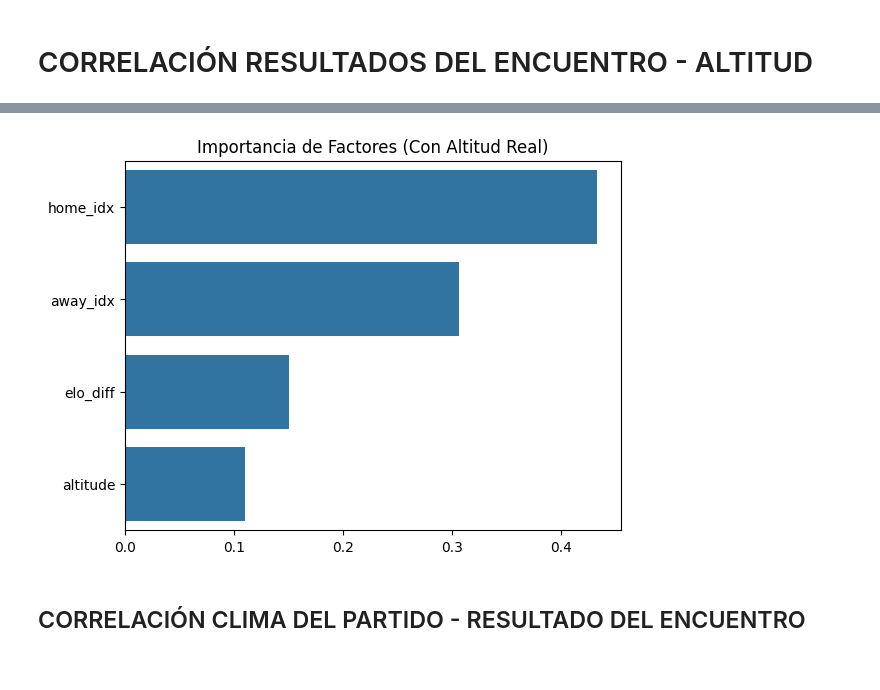
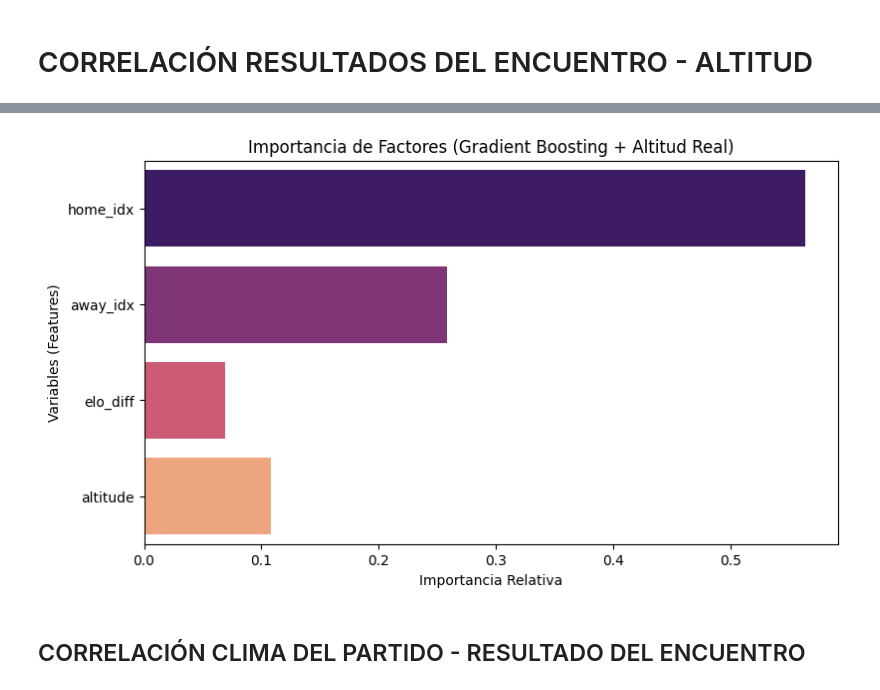
Before and after one commit to Agustin-Casebonne/WorldCup, a Jupyter notebook: MachineLearning/MachineLearningModel.ipynb, the cells around one changed output, grey strips where cells are left out. Drawn from its saved outputs; the diff is of its cells as text; code cells hidden in the pictures.

Commit message:
Finalizado

```diff
--- a/MachineLearning/MachineLearningModel.ipynb
+++ b/MachineLearning/MachineLearningModel.ipynb
@@ -184,91 +293,113 @@ plt.show()
 # %% [markdown]
 # CORRELACIÓN RESULTADOS DEL ENCUENTRO - ALTITUD
 # %%
+import re
+import requests
 import pandas as pd
 import numpy as np
 from pymongo import MongoClient
 from sklearn.model_selection import train_test_split
-from sklearn.ensemble import RandomForestClassifier, RandomForestRegressor
+from sklearn.ensemble import GradientBoostingClassifier
 from sklearn.preprocessing import LabelEncoder
 from sklearn.metrics import accuracy_score
 import seaborn as sns
 import matplotlib.pyplot as plt
-import requests
 from geopy.geocoders import Nominatim
 from geopy.extra.rate_limiter import RateLimiter
 
-# CONEXIÓN
+# 1. CONEXIÓN A MONGO
 client = MongoClient("mongodb://localhost:27017/")
 db = client["worldCup"]
 coll = db["matches"]
 datos = list(coll.find({}, {"_id": 0}))
 df = pd.DataFrame(datos)
 
-# LIMPIEZA
-def limpiar_nombre(nombre):
-    n = str(nombre)
-    return n.split()[-1] if " " in n else n
+# 2. LIMPIEZA (Evita que se rompan los nombres de los equipos)
+def limpiar_equipo_perfecto(nombre):
+    n = str(nombre).strip()
+    n = re.sub(r'^\d{2}:\d{2}\s+', '', n) # Quita horas
+    if "   " in n: n = n.split("   ")[0] # Quita prórrogas/penaltis
+    if "  " in n: n = n.split("  ")[0]
+    if " v " in n: n = n.split(" v ")[0]
+    n = re.sub(r'[^a-zA-Z\sÀ-ÿ\d\']', '', n) # Quita símbolos extraños
+    return n.strip()
 
-df['home_team'] = df['home_team'].apply(limpiar_nombre)
-df['away_team'] = df['away_team'].apply(limpiar_nombre)
-df['winner'] = df['winner'].fillna('Draw').apply(limpiar_nombre)
+df['home_team'] = df['home_team'].apply(limpiar_equipo_perfecto)
+df['away_team'] = df['away_team'].apply(limpiar_equipo_perfecto)
+df['winner_clean'] = df['winner'].fillna('Draw').apply(limpiar_equipo_perfecto)
 
-# ALTITUD AUTOMÁTICA
-geolocator = Nominatim(user_agent="world_cup_predictor")
+# 3. ALTITUD AUTOMÁTICA AUTOMATIZADA y SEGURA
+geolocator = Nominatim(user_agent="world_cup_predictor_v2")
 geocode = RateLimiter(geolocator.geocode, min_delay_seconds=1)
 
-# Sacamos las sedes únicas para no preguntar 2000 veces lo mismo a internet
+# Limpiamos las sedes vacías antes de buscar
+df['venue'] = df['venue'].fillna('Unknown')
 sedes_unicas = df['venue'].unique()
 mapeo_altitudes = {}
 
 print(f"Obteniendo altitudes reales para {len(sedes_unicas)} sedes únicas...")
 
-for sede in sedes_unicas:
+for i, sede in enumerate(sedes_unicas, 1):
+    if sede == 'Unknown':
+        mapeo_altitudes[sede] = 50
+        continue
     try:
         # Paso 1: Buscar coordenadas de la sede
-        location = geolocator.geocode(sede)
+        location = geolocator.geocode(sede, timeout=10)
         if location:
-            # Paso 2: Consultar altitud real por GPS usando Open-Elevation
+            # Paso 2: Consultar API de Open-Elevation
             url = f"https://api.open-elevation.com/api/v1/lookup?locations={location.latitude},{location.longitude}"
-            response = requests.get(url).json()
+            response = requests.get(url, timeout=10).json()
             altitud = response['results'][0]['elevation']
             mapeo_altitudes[sede] = altitud
         else:
-            mapeo_altitudes[sede] = 50 # Valor por defecto si no encuentra la calle/estadio
+            mapeo_altitudes[sede] = 50 # Valor por defecto (nivel del mar aproximado)
     except:
         mapeo_altitudes[sede] = 50
 
-# Aplicamos los datos reales a la columna del DataFrame
+    # Imprime el progreso para que sepas que sigue vivo
+    if i % 5 == 0 or i == len(sedes_unicas):
+        print(f"Procesadas {i}/{len(sedes_unicas)} sedes...")
+
+# Mapeamos las altitudes calculadas al DataFrame principal
 df['altitude'] = df['venue'].map(mapeo_altitudes)
 
-# TRANSFORMACIÓN ---
+# 4. TRANSFORMACIÓN A NÚMEROS
 le_team = LabelEncoder()
 le_winner = LabelEncoder()
-todos_equipos = pd.concat([df['home_team'], df['away_team']]).unique()
+
+todos_equipos = pd.concat([df['home_team'], df['away_team'], df['winner_clean']]).unique()
 le_team.fit(todos_equipos)
 
 df['home_idx'] = le_team.transform(df['home_team'])
 df['away_idx'] = le_team.transform(df['away_team'])
-df['target'] = le_winner.fit_transform(df['winner'])
+df['target'] = le_winner.fit_transform(df['winner_clean'])
 
-# ENTRENAMIENTO ---
+# 5. ENTRENAMIENTO CON EL MEJOR MODELO (Gradient Boosting)
 columnas_x = ['home_idx', 'away_idx', 'elo_diff', 'altitude']
 X = df[columnas_x].fillna(0)
 y = df['target']
 
 X_train, X_test, y_train, y_test = train_test_split(X, y, test_size=0.2, random_state=42)
 
-model_win = RandomForestClassifier(n_estimators=100, random_state=42)
+# Usamos el modelo campeón
+model_win = GradientBoostingClassifier(random_state=42)
 model_win.fit(X_train, y_train)
 
-# RESULTADOS
+# 6. RESULTADOS FINAL
 y_pred = model_win.predict(X_test)
-print(f"Precisión real con Altitud Geográfica: {accuracy_score(y_test, y_pred) * 100:.2f}%")
+print("\n" + "="*40)
+print(f"Precisión final (Gradient Boosting + Altitud): {accuracy_score(y_test, y_pred) * 100:.2f}%")
+print("="*40 + "\n")
 
-# Gráfica de Importancia actualizada
+# 7. GRÁFICA DE IMPORTANCIA DE FACTORES
 importances = model_win.feature_importances_
-sns.barplot(x=importances, y=columnas_x)
-plt.title("Importancia de Factores (Con Altitud Real)")
+
+plt.figure(figsize=(9, 5))
+sns.barplot(x=importances, y=columnas_x, palette="magma")
+plt.title("Importancia de Factores (Gradient Boosting + Altitud Real)")
+plt.xlabel("Importancia Relativa")
+plt.ylabel("Variables (Features)")
 plt.show()
 # %% [output]
 Obteniendo altitudes reales para 226 sedes únicas...
@@ -276,3 +425,3 @@ Precisión real con Altitud Geográfica: 61.58%
-[figure, old version]
+[figure, new version]
 # %% [markdown]
 ## CORRELACIÓN CLIMA DEL PARTIDO - RESULTADO DEL ENCUENTRO
```
Also changed, not shown: parts of 16 cells of this notebook, 3 other files.
